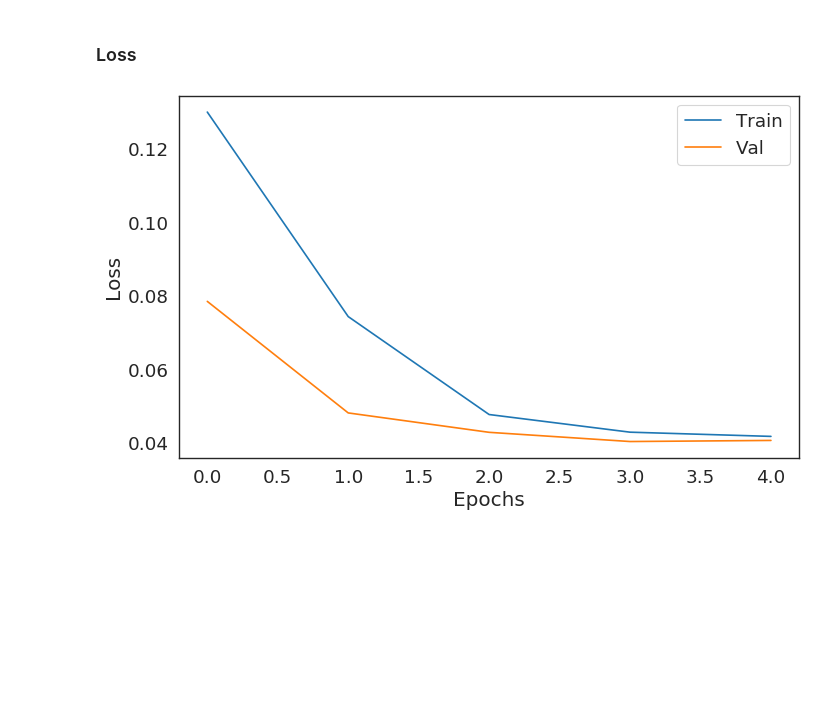
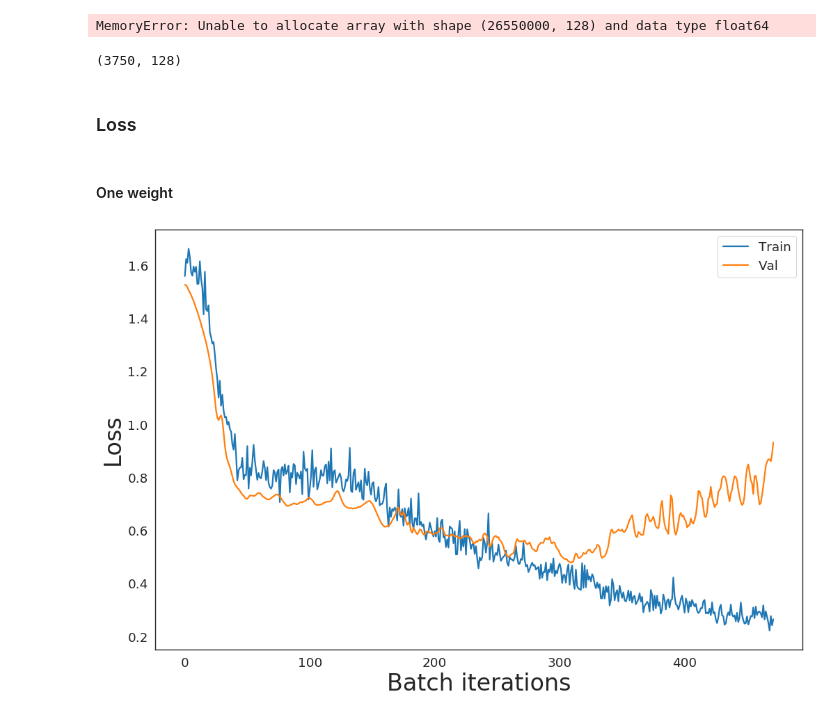
Before and after one commit to MarionLepert/cs229, a Jupyter notebook: DatasetLight.ipynb, the cells around one changed output. Saved outputs shown, nothing was run; the diff lists cells and outputs as text; code cells hidden in the pictures; blank space fills up the shorter version.

```diff
--- a/DatasetLight.ipynb
+++ b/DatasetLight.ipynb
@@ -76,13 +86,3 @@ def evaluate_metrics(preds, labels):
     return accuracy, recall, precision
 # %%
 sigmoid = torch.nn.Sigmoid()
-# %%
-from models import Net
-net = Net().cuda()
-# %%
-import torch.optim as optim
-import torch.nn as nn
-
-# criterion = nn.BCEWithLogitsLoss()
-criterion = nn.BCEWithLogitsLoss(pos_weight = torch.FloatTensor([2.0])).cuda()
-optimizer = optim.SGD(net.parameters(), lr=1.0, momentum=0.9)
@@ -205,12 +201,32 @@ Finished Training
+# %%
+n_pos_weight = len(pos_weight_train_loss_list)
+
+for j in range(1):
+    pos_weight_val_preds_list[j]  = np.vstack(pos_weight_val_preds_list[j])
+    pos_weight_val_labels_list[j] = np.vstack(pos_weight_val_labels_list[j])
+
+n_classes = pos_weight_val_preds_list[0].shape[1]
+
+pos_weight_labels = ['0.1', '1.0', '200.0']
+# %% [output]
+MemoryError: Unable to allocate array with shape (26550000, 128) and data type float64
+# %%
+print(pos_weight_val_preds_list[1][0].shape)
+# %% [output]
+(3750, 128)
 # %% [markdown]
 ### Loss
+# %% [markdown]
+#### One weight
 # %%
-fig = plt.figure(num=None, figsize=(10, 6), dpi=80, facecolor='w', edgecolor='k')
-plt.plot(train_loss_list, label='Train')
-plt.plot(val_loss_list,   label='Val')
-plt.xlabel('Epochs')
-plt.ylabel('Loss')
+fig = plt.figure(num=None, figsize=(15, 10), dpi=80, facecolor='w', edgecolor='k')
+plt.xlabel('Batch iterations', fontsize=30)
+plt.ylabel('Loss', fontsize=30)
+
+plt.plot(train_loss_list, label='Train', linewidth=2)
+plt.plot(val_loss_list,   label='Val', linewidth=2)
+
 plt.legend()
 plt.show()
 # %% [output]
-[figure, old version]
+[figure, new version]
```
Also changed, not shown: parts of 14 cells of this notebook, 4 other files.
